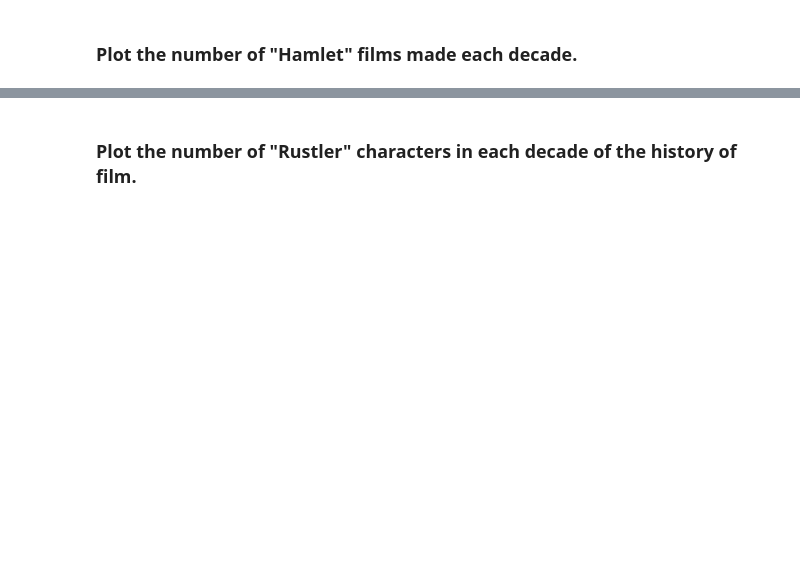
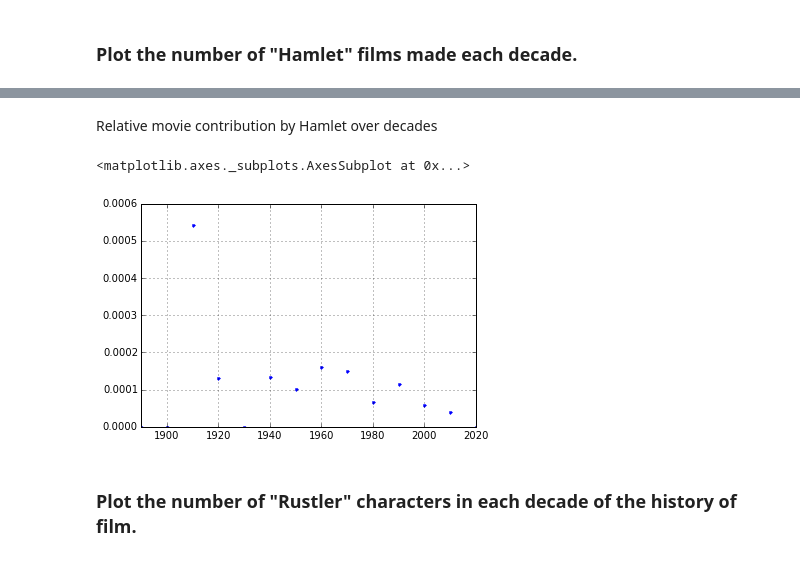
Before and after one commit to hjerpe/pycon-pandas-tutorial, a Jupyter notebook: Exercises-2.ipynb, the cells around one changed output, grey strips where cells are left out. Drawn from its saved outputs; the diff is of its cells as text; code cells hidden in the pictures; blank space fills up the shorter version.

```diff
--- a/Exercises-2.ipynb
+++ b/Exercises-2.ipynb
@@ -51,2 +94,13 @@ dtype: int64
+# %% [markdown]
+Relative movie contribution by Hamlet over decades
+# %%
+df_sub = df[df.title == 'Hamlet']
+hamlet_counts = df_sub.decade.value_counts().sort_index()
+counts = df.decade.value_counts().sort_index()
+
+hamlet_counts.div(counts, fill_value=0).plot(style='.')
+# %% [output]
+<matplotlib.axes._subplots.AxesSubplot at 0x...>
+[figure, added]
 # %% [markdown]
 ### Plot the number of "Rustler" characters in each decade of the history of film.
```
Also changed, not shown: parts of 15 cells of this notebook.
